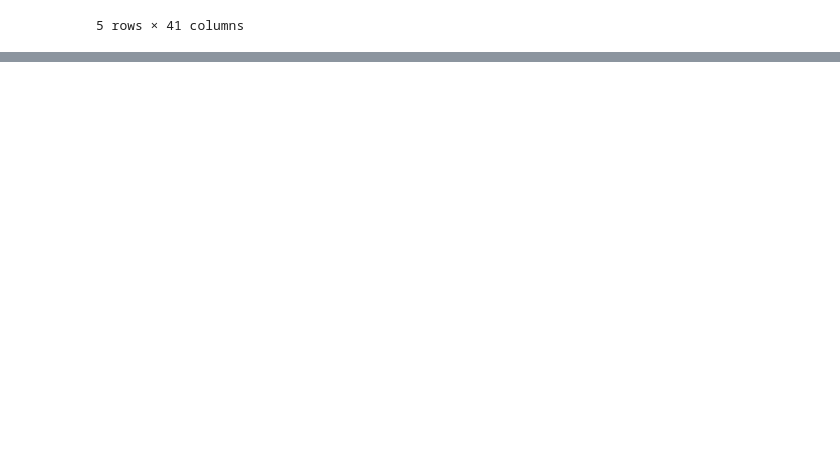
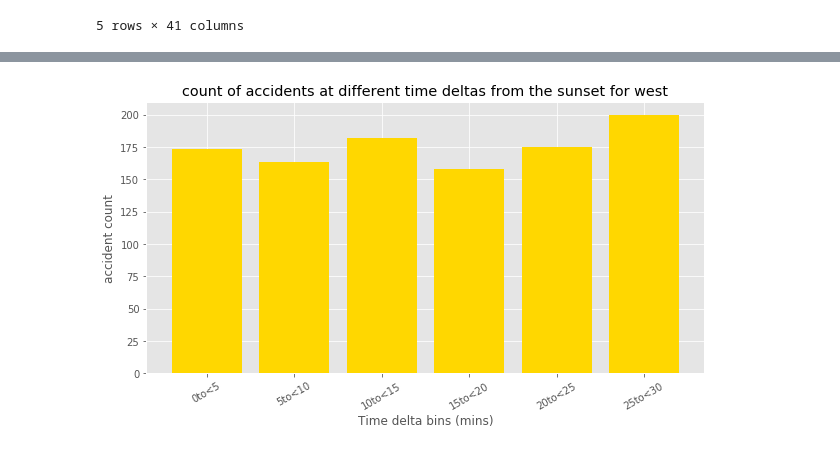
Before and after one commit to arundhatic/Project_1_sunsets, a Jupyter notebook: Arun/SunsetGlare_Analysis/Sunset_all_directions.ipynb, the cells around one changed output, grey strips where cells are left out. Cells and saved outputs as stored; diff of their text form; code cells hidden in the pictures; blank space fills up the shorter version.

Commit message:
plots for sunset time delta analysis and rush hour accident analysis

```diff
--- a/Arun/SunsetGlare_Analysis/Sunset_all_directions.ipynb
+++ b/Arun/SunsetGlare_Analysis/Sunset_all_directions.ipynb
@@ -472,0 +412,2 @@ plt.show()
+# %%
+hwy_all_directions_sunset_less_than_30mins_df = hwy_all_directions_sunset_less_than_30mins_df.drop(['Accidents_Close_To_Sunset_Status', 'Time_Delta_Less_Than_30mins'], axis=1)
@@ -472,0 +438,13 @@ plt.show()
+# %%
+# group by directions for each slot bins
+grouped_direction_less_5mins_before_sunset = hwy_all_directions_sunset_less_than_30mins_df[hwy_all_directions_sunset_less_than_30mins_df['Accidents_Less_5Mins_Before_Sunset']==True].groupby(['Direction']).size()
+grouped_direction_5_10mins_before_sunset = hwy_all_directions_sunset_less_than_30mins_df[hwy_all_directions_sunset_less_than_30mins_df['Accidents_5_10Mins_Before_Sunset']==True].groupby(['Direction']).size()
+grouped_direction_10_15mins_before_sunset = hwy_all_directions_sunset_less_than_30mins_df[hwy_all_directions_sunset_less_than_30mins_df['Accidents_10_15Mins_Before_Sunset']==True].groupby(['Direction']).size()
+grouped_direction_15_20mins_before_sunset = hwy_all_directions_sunset_less_than_30mins_df[hwy_all_directions_sunset_less_than_30mins_df['Accidents_15_20Mins_Before_Sunset']==True].groupby(['Direction']).size()
+grouped_direction_20_25mins_before_sunset = hwy_all_directions_sunset_less_than_30mins_df[hwy_all_directions_sunset_less_than_30mins_df['Accidents_20_25Mins_Before_Sunset']==True].groupby(['Direction']).size()
+grouped_direction_25_30mins_before_sunset = hwy_all_directions_sunset_less_than_30mins_df[hwy_all_directions_sunset_less_than_30mins_df['Accidents_25_30Mins_Before_Sunset']==True].groupby(['Direction']).size()
+# %%
+#concat the above series to a single dataframe and rename to individual bins 0to<5, 5to<10, 10to<15, 15to<20, 20to<25, 25to<30
+accidents_sunset_group_bins_df = pd.concat([grouped_direction_less_5mins_before_sunset, grouped_direction_5_10mins_before_sunset, grouped_direction_10_15mins_before_sunset, grouped_direction_15_20mins_before_sunset, grouped_direction_20_25mins_before_sunset, grouped_direction_25_30mins_before_sunset], axis=1)
+accidents_sunset_group_bins_df = accidents_sunset_group_bins_df.rename(columns={0: '0to<5', 1: '5to<10', 2: '10to<15', 3: '15to<20', 4:'20to<25', 5:'25to<30' })
+accidents_sunset_group_bins_df.head()
@@ -472,0 +458,23 @@ plt.show()
+# %%
+def plot_bar(x,y, color, direction):
+    # this is for plotting purpose for each direction
+    # Figure size
+    plt.figure(figsize=(10,5))
+    plt.style.use('ggplot')
+    x_pos = [i for i, _ in enumerate(x)]
+    plt.bar(x, y, color = color)
+    plt.xlabel("Time delta bins (mins)")
+    plt.ylabel("accident count")
+    plt.title('count of accidents at different time deltas from the sunset for ' + direction)
+    plt.xticks(x_pos, x, fontsize=10, rotation=30)
+    plt.show()
+# %%
+time_delta_bins = list(accidents_sunset_group_bins_df)
+count_each_bin_e = list(accidents_sunset_group_bins_df.iloc[0])
+count_each_bin_n = list(accidents_sunset_group_bins_df.iloc[1])
+count_each_bin_s = list(accidents_sunset_group_bins_df.iloc[2])
+count_each_bin_w = list(accidents_sunset_group_bins_df.iloc[3])
+direction = 'west'
+plot_bar(time_delta_bins, count_each_bin_w, 'gold', direction)
+# %% [output]
+[figure, added]
```
Also changed, not shown: parts of 15 cells of this notebook, 1 other file.
